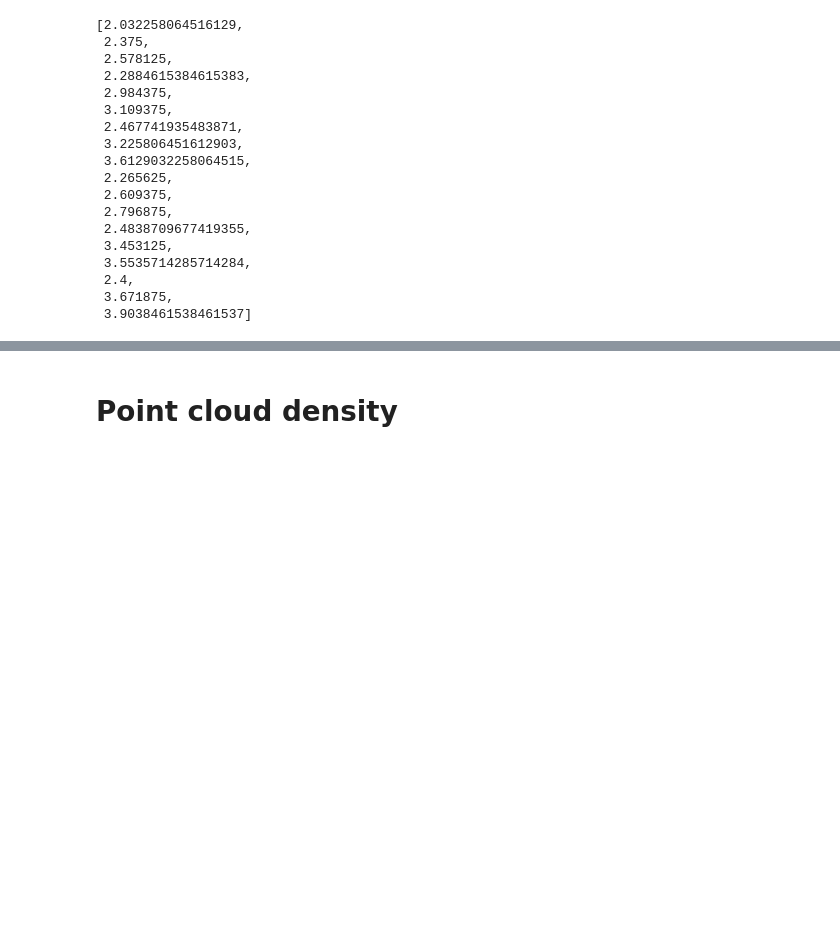
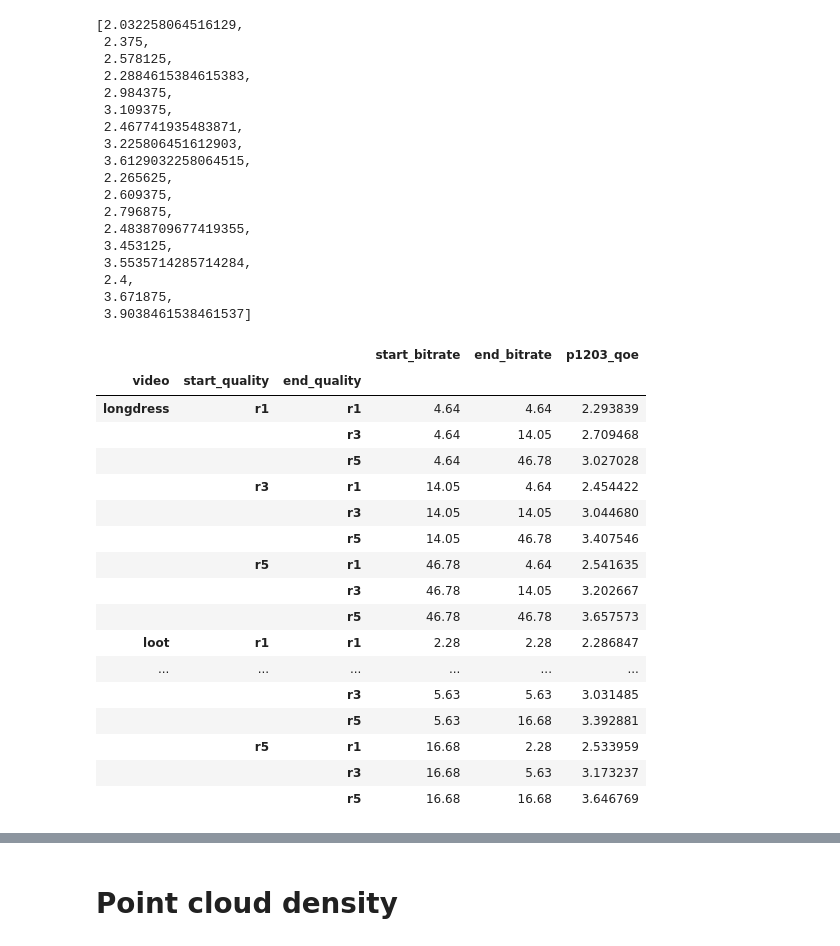
Before and after one commit to minhkstn/PointCloudQoEModels, a Jupyter notebook: point_cloud_qoe_models.ipynb, the cells around one changed output, grey strips where cells are left out. Saved outputs shown, nothing was run; the diff lists cells and outputs as text; code cells hidden in the pictures; blank space fills up the shorter version.

```diff
--- a/point_cloud_qoe_models.ipynb
+++ b/point_cloud_qoe_models.ipynb
@@ -1985 +1880,29 @@ ground_truth_qoe_list
+# %%
+coeffs = {'u1': 72.61, 'u2': 0.32, 't1': 30.98, 't2': 1.29, 't3': 64.65, 'q1': 4.4, 'q2': -1.5, 'q3': 1.5, 'mode0': {'a1': 5, 'a2': -1.0, 'a3': 130, 'a4': 4.0}, 'mode1': {'a1': 5.00011566, 'a2': -1.19630824, 'a3': 41.3585049, 'a4': 0, 'c0': -0.91562479, 'c1': 0, 'c2': -3.28579526, 'c3': 20.4098663}, 'htv_1': -0.60293, 'htv_2': 2.12382, 'htv_3': -0.36936, 'htv_4': 0.03409}
+
+qoe_p1203_dict = calculate_p1203(coeffs)
+p1203_df = pd.DataFrame.from_dict(qoe_p1203_dict)
+
+p1203_df = p1203_df.loc[p1203_df['video'].isin(['longdress', 'loot'])]
+grouped_p1203_qoe = p1203_df.groupby(['video', 'start_quality', 'end_quality']).mean()
+grouped_p1203_qoe
+# %% [output]
+|  |  |  | start_bitrate | end_bitrate | p1203_qoe |
+| video | start_quality | end_quality |  |  |  |
+| longdress | r1 | r1 | 4.64 | 4.64 | 2.293839 |
+|  |  | r3 | 4.64 | 14.05 | 2.709468 |
+|  |  | r5 | 4.64 | 46.78 | 3.027028 |
+|  | r3 | r1 | 14.05 | 4.64 | 2.454422 |
+|  |  | r3 | 14.05 | 14.05 | 3.044680 |
+|  |  | r5 | 14.05 | 46.78 | 3.407546 |
+|  | r5 | r1 | 46.78 | 4.64 | 2.541635 |
+|  |  | r3 | 46.78 | 14.05 | 3.202667 |
+|  |  | r5 | 46.78 | 46.78 | 3.657573 |
+| loot | r1 | r1 | 2.28 | 2.28 | 2.286847 |
+| ... | ... | ... | ... | ... | ... |
+|  |  | r3 | 5.63 | 5.63 | 3.031485 |
+|  |  | r5 | 5.63 | 16.68 | 3.392881 |
+|  | r5 | r1 | 16.68 | 2.28 | 2.533959 |
+|  |  | r3 | 16.68 | 5.63 | 3.173237 |
+|  |  | r5 | 16.68 | 16.68 | 3.646769 |
 # %%
```
Also changed, not shown: parts of 12 cells of this notebook, 6 other files.
